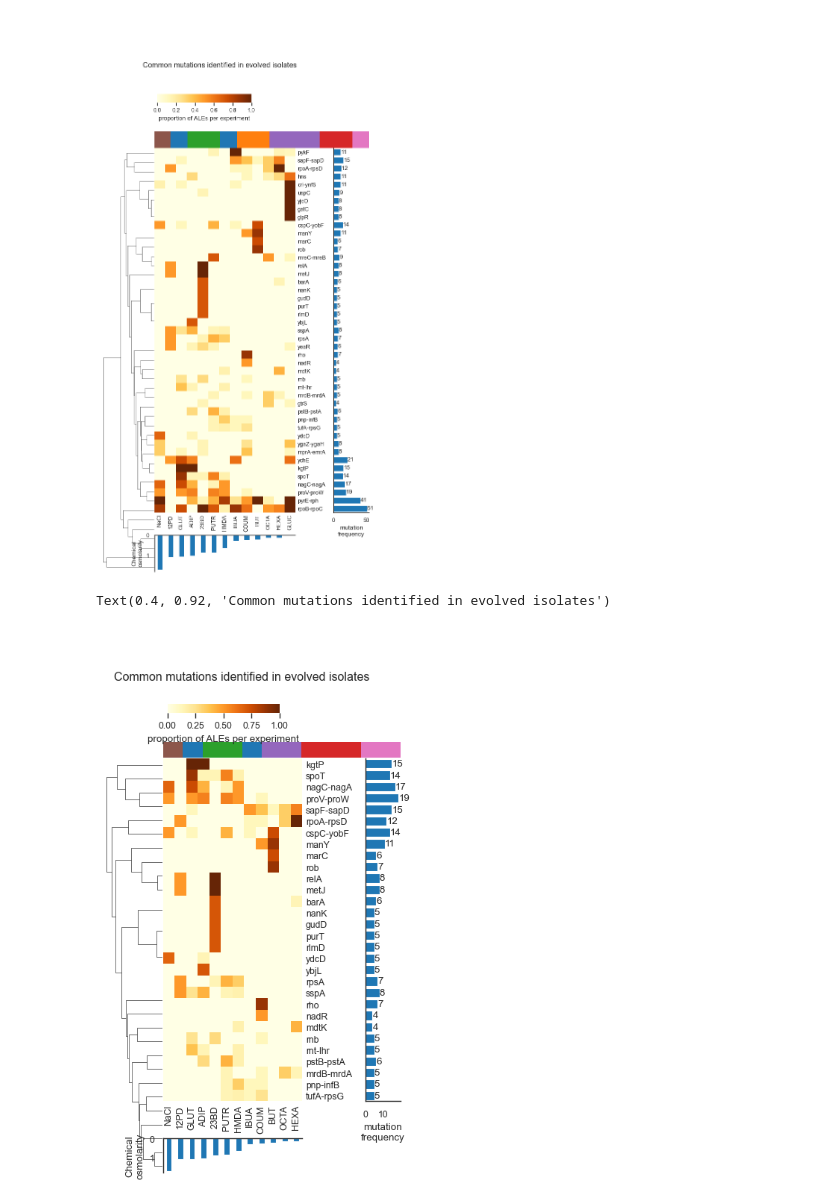
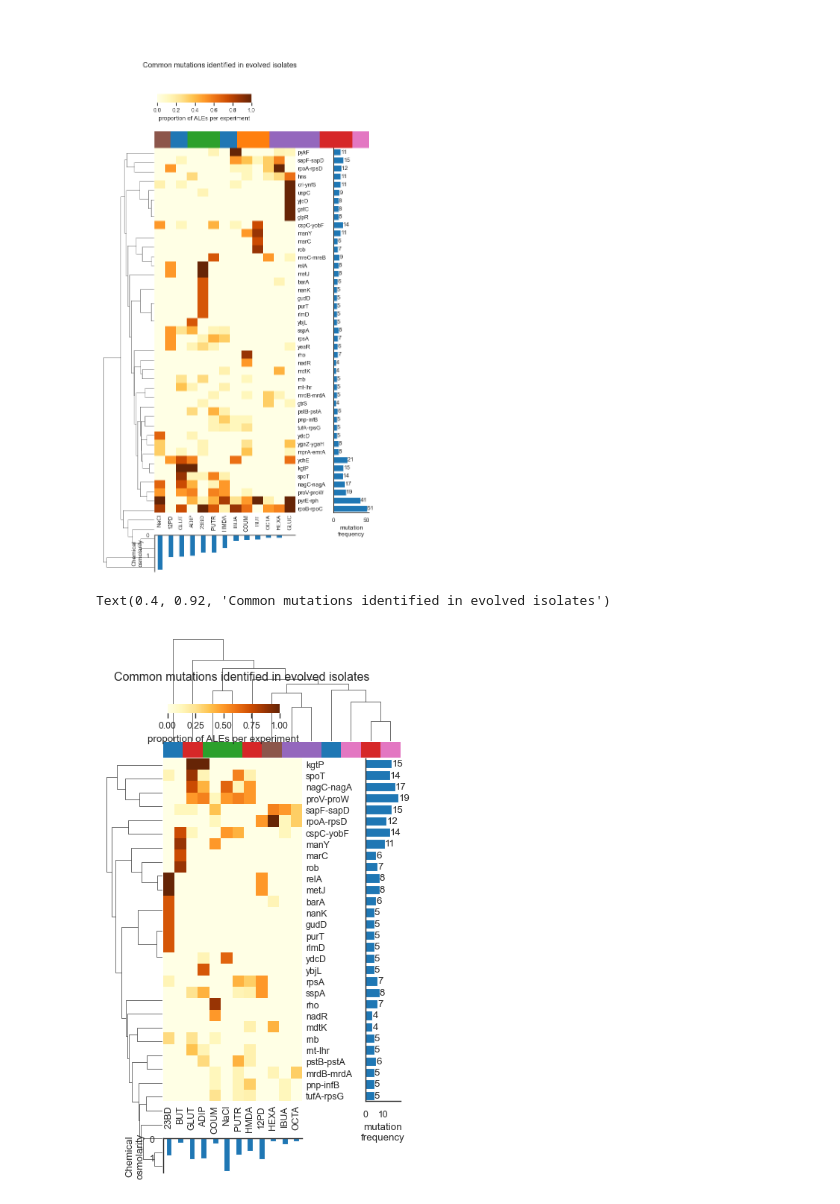
Before and after one commit to SBRG/Ecoli_chem_tol_ALE, a Jupyter notebook: Notebooks/Hyungyu_new_fig2_data_patrick.ipynb, the cells around one changed output. Drawn from its saved outputs; the diff is of its cells as text; code cells hidden in the pictures.

```diff
--- a/Notebooks/Hyungyu_new_fig2_data_patrick.ipynb
+++ b/Notebooks/Hyungyu_new_fig2_data_patrick.ipynb
@@ -769,6 +772,0 @@ cm.savefig('../Plots/Figure2.svg')
-# %%
-gluc_genes = group_mut_table_fraction[group_mut_table_fraction.GLUC!=0].index
-group_mut_table_fraction=group_mut_table_fraction.drop(index=gluc_genes)
-group_mut_table_fraction=group_mut_table_fraction.drop(columns={'GLUC'})
-mut_feat_sum_df=mut_feat_sum_df.drop(index=gluc_genes)
-final_conc=final_conc.drop('GLUC')
@@ -775,12 +777,18 @@ final_conc=final_conc.drop('GLUC')
+# %%
+gluc_genes = group_mut_table_fraction[group_mut_table_fraction.GLUC!=0].index
+group_mut_table_fraction_woGlc=group_mut_table_fraction.drop(index=gluc_genes)
+group_mut_table_fraction_woGlc=group_mut_table_fraction_woGlc.drop(columns={'GLUC'})
+mut_feat_sum_df_woGlc=mut_feat_sum_df.drop(index=gluc_genes)
+final_conc_woGlc=final_conc.drop('GLUC')
 # %%
 # group_mut_table
 plt.rcParams["figure.dpi"] = 100
 from mpl_toolkits.axes_grid1 import make_axes_locatable
 
 cm = sns.clustermap(
-    group_mut_table_fraction,
+    group_mut_table_fraction_woGlc,
     cmap="YlOrBr",
-    col_cluster=False,
+    col_cluster=True,
 #    figsize=(5, 10.25),
         figsize=(5, 8),
     cbar_kws={'label': 'proportion of ALEs per experiment', 'orientation':'horizontal'},
@@ -803,46 +811,46 @@ osmolarity_ax = heatmap_space.append_axes("bottom", size="10%", pad=osmo_barplot
 
 # Sort the values for the bar plot to have the same order as clusters
 cm_y_tick_order = [t.get_text() for t in np.array(cm.ax_heatmap.get_yticklabels())]
-mut_feat_sum_df = mut_feat_sum_df.reindex(cm_y_tick_order)
-ax = mut_feat_sum_df.plot.barh(rot=0, stacked=True, ax=mut_cnt_ax, width=0.8)
+mut_feat_sum_df_woGlc = mut_feat_sum_df_woGlc.reindex(cm_y_tick_order)
+ax = mut_feat_sum_df_woGlc.plot.barh(rot=0, stacked=True, ax=mut_cnt_ax, width=0.8)
 ax.bar_label(ax.containers[0])
 mut_cnt_ax.spines['top'].set_visible(False)
 mut_cnt_ax.spines['right'].set_visible(False)
-mut_cnt_ax.set_ylim(-0.5,len(group_mut_table_fraction.index)-0.5)  # needed to align bar-plots with clustermap residues
+mut_cnt_ax.set_ylim(-0.5,len(group_mut_table_fraction_woGlc.index)-0.5)  # needed to align bar-plots with clustermap residues
 mut_cnt_ax.set_yticklabels([])
 mut_cnt_ax.invert_yaxis()
 mut_cnt_ax.set_xlabel("mutation\nfrequency")
 mut_cnt_ax.get_legend().remove()
 
 
 
 #Add one more bar
 
 cm_x_tick_order = [t.get_text() for t in np.array(cm.ax_heatmap.get_xticklabels())]
-final_conc=final_conc.reindex(cm_x_tick_order)
-ax2 = final_conc.plot.bar(rot=0, stacked=True, ax=osmolarity_ax)
+final_conc_woGlc=final_conc_woGlc.reindex(cm_x_tick_order)
+ax2 = final_conc_woGlc.plot.bar(rot=0, stacked=True, ax=osmolarity_ax)
 osmolarity_ax.invert_yaxis()
 osmolarity_ax.spines['bottom'].set_visible(False)
 osmolarity_ax.spines['right'].set_visible(False)
 osmolarity_ax.set_ylabel("Chemical\nosmolarity")
 osmolarity_ax.get_legend().remove()
 osmolarity_ax.xaxis.set_visible(False)
 
 
 col=cm.ax_col_dendrogram.get_position()
 #cm.ax_col_dendrogram.set_position([col.x0, col.y0, col.width*0.75, col.height*0.2])
 
 col2=cm.ax_row_dendrogram.get_position()
 
 #cm.ax_row_dendrogram.set_position([col2.x0, 0.17, col2.x1, col2.y1])
 
 
 cm.fig.suptitle("Common mutations identified in evolved isolates",
                 y=0.92,
                 x=0.4
                )
 # %% [output]
 Text(0.4, 0.92, 'Common mutations identified in evolved isolates')
-[figure, old version]
+[figure, new version]
 # %%
 cm.savefig('../Plots/Figure2_noGlc.svg')
```
Also changed, not shown: parts of 29 cells of this notebook.
